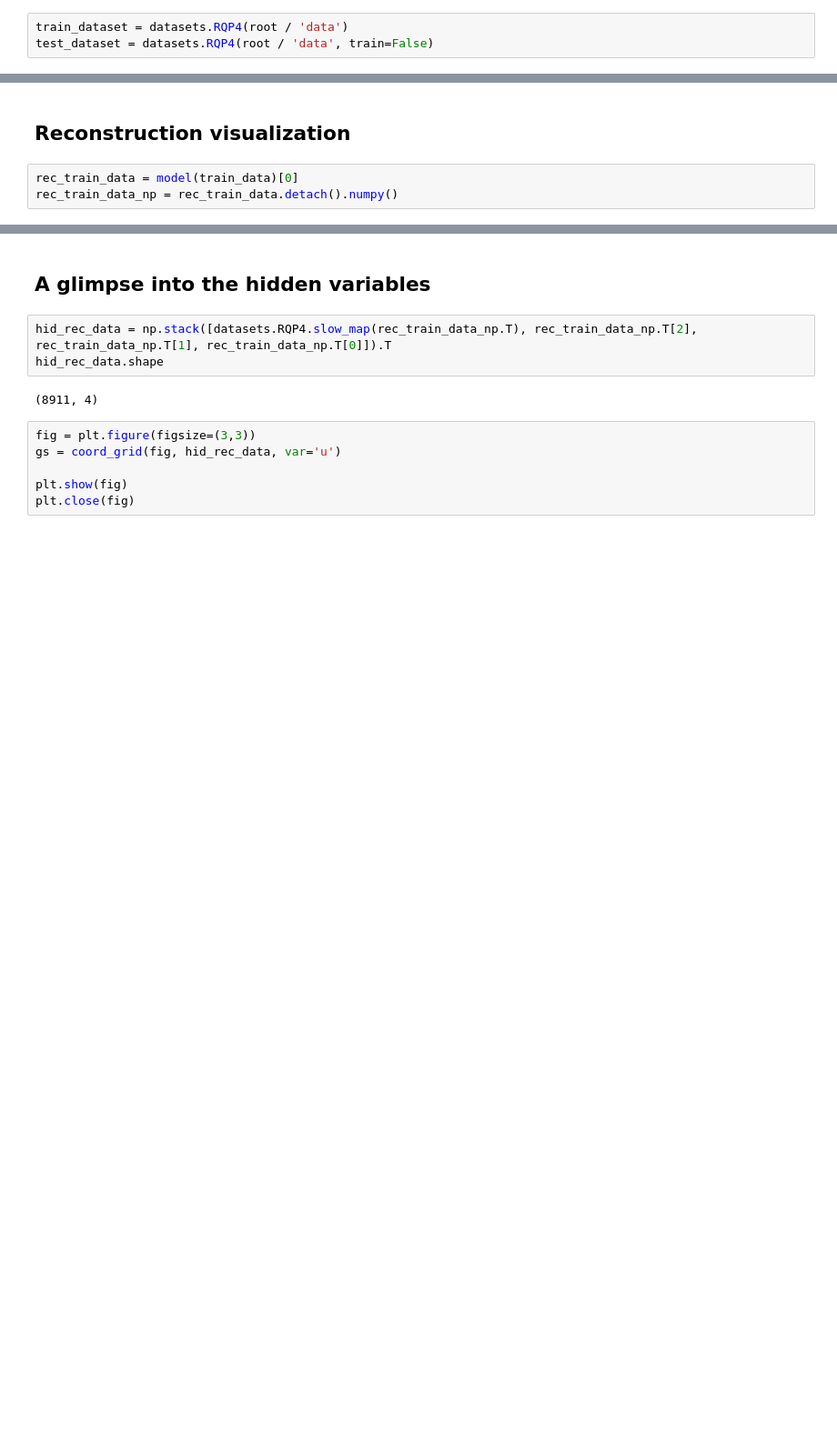
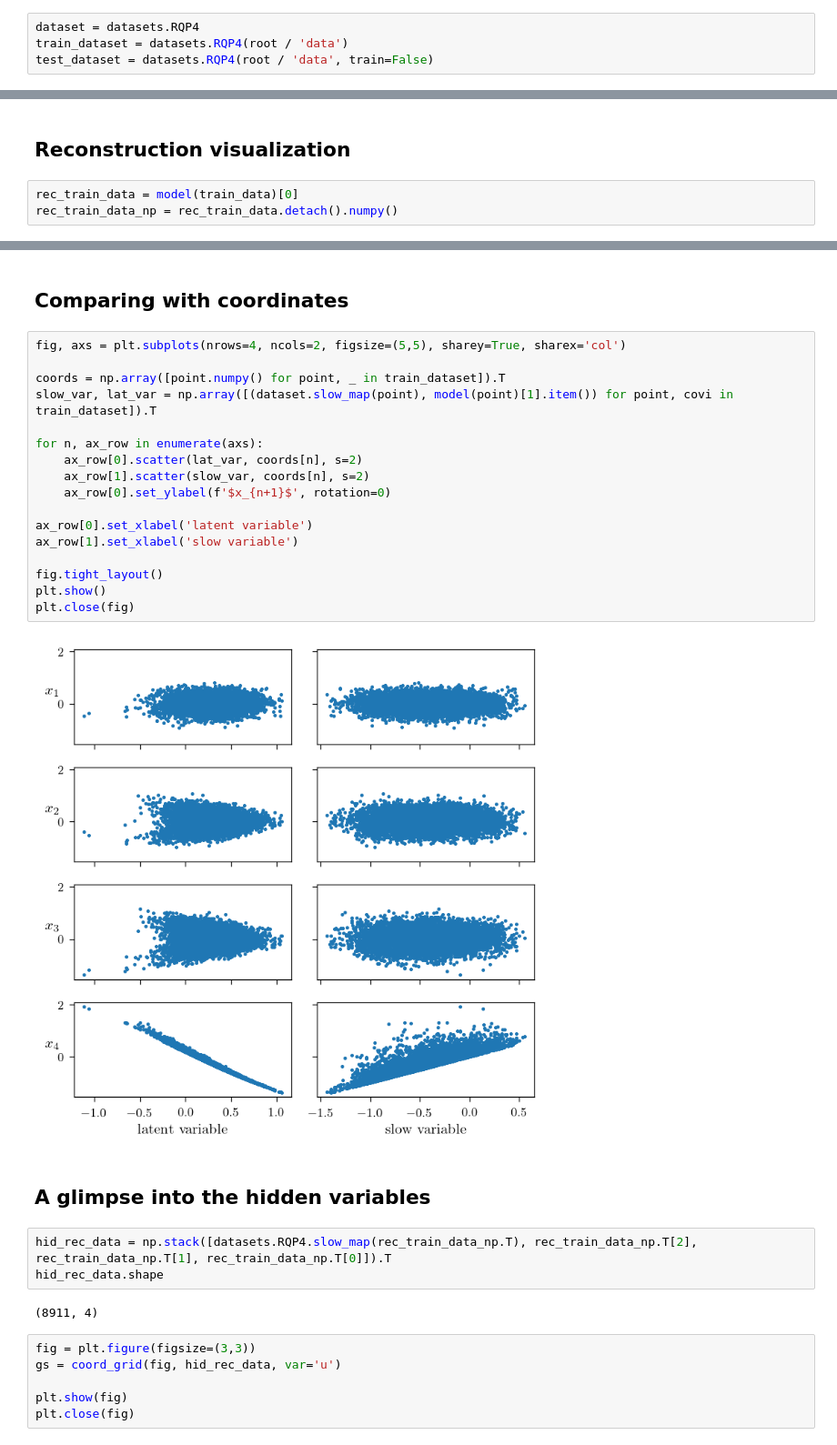
Before and after one commit to przemyslaw-zielinski/sf_nets, a Jupyter notebook: notebooks/rqp4_analyze.ipynb, the cells around one changed output, grey strips where cells are left out. Shown at 91% size. Saved outputs shown, nothing was run; the diff lists cells and outputs as text; blank space fills up the shorter version.

```diff
--- a/notebooks/rqp4_analyze.ipynb
+++ b/notebooks/rqp4_analyze.ipynb
@@ -30,6 +30,7 @@ root = Path('..')
 # %% [markdown]
 ## Dataset
 # %%
+dataset = datasets.RQP4
 train_dataset = datasets.RQP4(root / 'data')
 test_dataset = datasets.RQP4(root / 'data', train=False)
 # %%
@@ -268,3 +266,24 @@ plt.close(fig)
+# %% [markdown]
+## Comparing with coordinates
+# %%
+fig, axs = plt.subplots(nrows=4, ncols=2, figsize=(5,5), sharey=True, sharex='col')
+
+coords = np.array([point.numpy() for point, _ in train_dataset]).T
+slow_var, lat_var = np.array([(dataset.slow_map(point), model(point)[1].item()) for point, covi in train_dataset]).T
+
+for n, ax_row in enumerate(axs):
+    ax_row[0].scatter(lat_var, coords[n], s=2)
+    ax_row[1].scatter(slow_var, coords[n], s=2)
+    ax_row[0].set_ylabel(f'$x_{n+1}$', rotation=0)
+
+ax_row[0].set_xlabel('latent variable')
+ax_row[1].set_xlabel('slow variable')
+
+fig.tight_layout()
+plt.show()
+plt.close(fig)
+# %% [output]
+[figure, added]
 # %% [markdown]
 ## A glimpse into the hidden variables
 # %%
```
Also changed, not shown: parts of 9 cells of this notebook, 14 other files.
